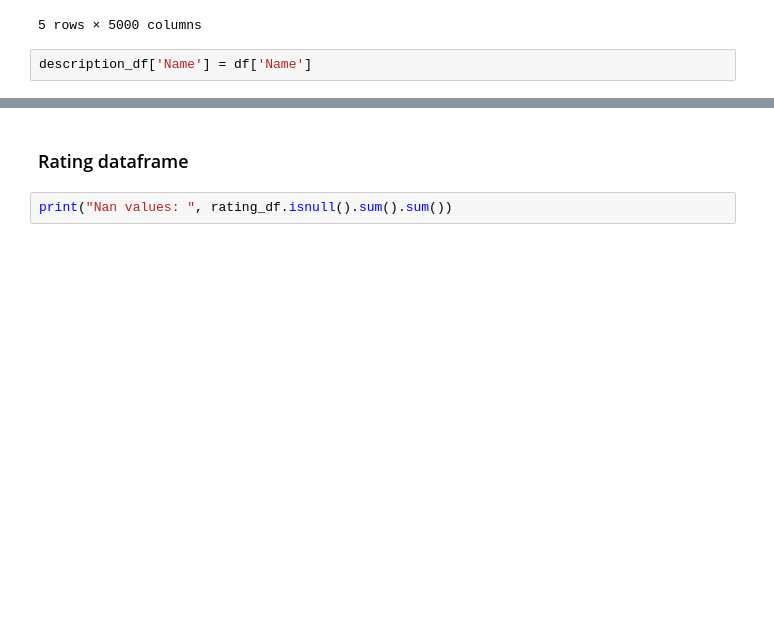
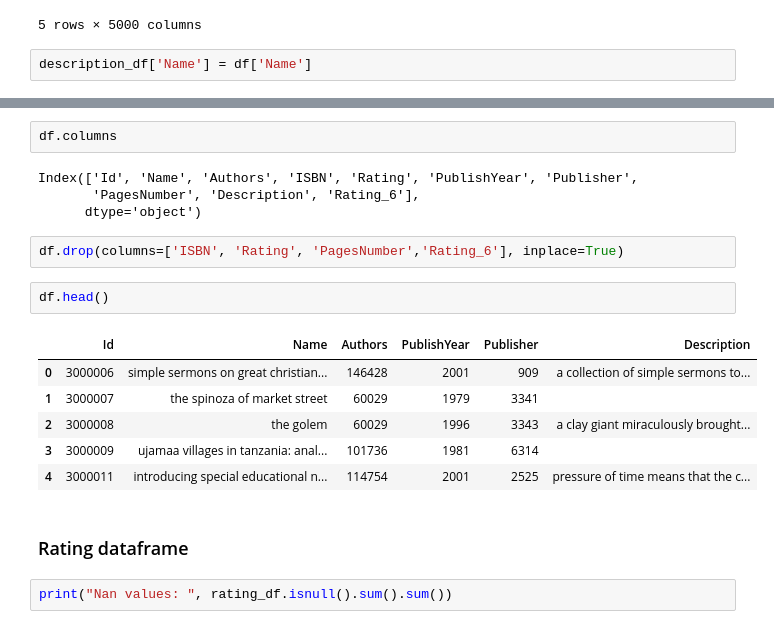
Before and after one commit to Fatemenamdar20/Book_recommendation_sy, a Jupyter notebook: book.ipynb, the cells around one changed output, grey strips where cells are left out. Cells and saved outputs as stored; diff of their text form; blank space fills up the shorter version.

```diff
--- a/book.ipynb
+++ b/book.ipynb
@@ -480,4 +480,21 @@ description_df.head()
 5 rows × 5001 columns
+# %%
+df.columns
+# %% [output]
+Index(['Id', 'Name', 'Authors', 'ISBN', 'Rating', 'PublishYear', 'Publisher',
+       'PagesNumber', 'Description', 'Rating_6'],
+      dtype='object')
+# %%
+df.drop(columns=['ISBN', 'Rating', 'PagesNumber','Rating_6'], inplace=True)
+# %%
+df.head()
+# %% [output]
+|  | Id | Name | Authors | PublishYear | Publisher | Description |
+| 0 | 3000006 | simple sermons on great christian... | 146428 | 2001 | 909 | a collection of simple sermons to... |
+| 1 | 3000007 | the spinoza of market street | 60029 | 1979 | 3341 |  |
+| 2 | 3000008 | the golem | 60029 | 1996 | 3343 | a clay giant miraculously brought... |
+| 3 | 3000009 | ujamaa villages in tanzania: anal... | 101736 | 1981 | 6314 |  |
+| 4 | 3000011 | introducing special educational n... | 114754 | 2001 | 2525 | pressure of time means that the c... |
 # %% [markdown]
 ### Rating dataframe
 # %%
```
Also changed, not shown: parts of 14 cells of this notebook.
